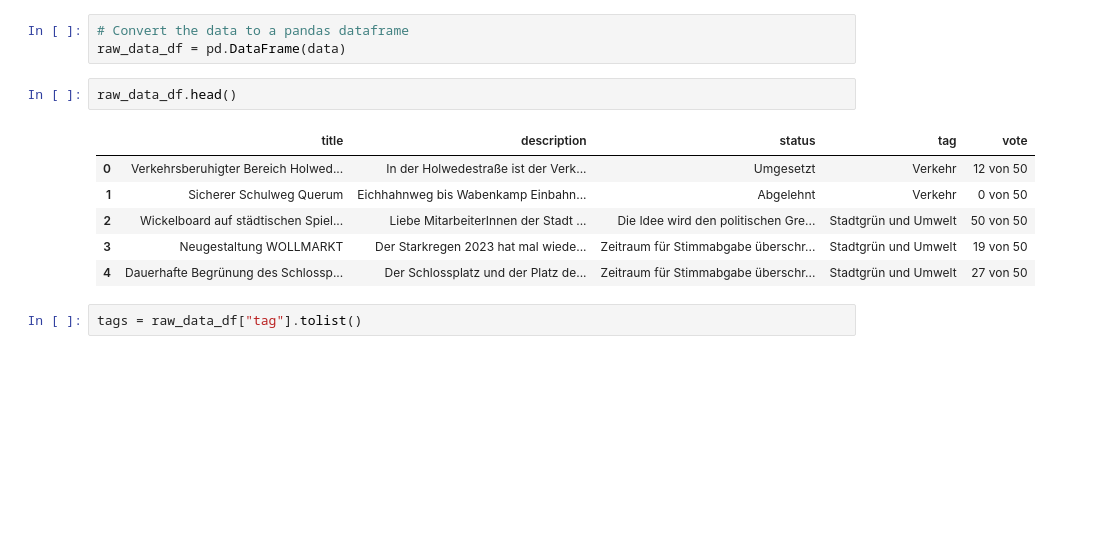
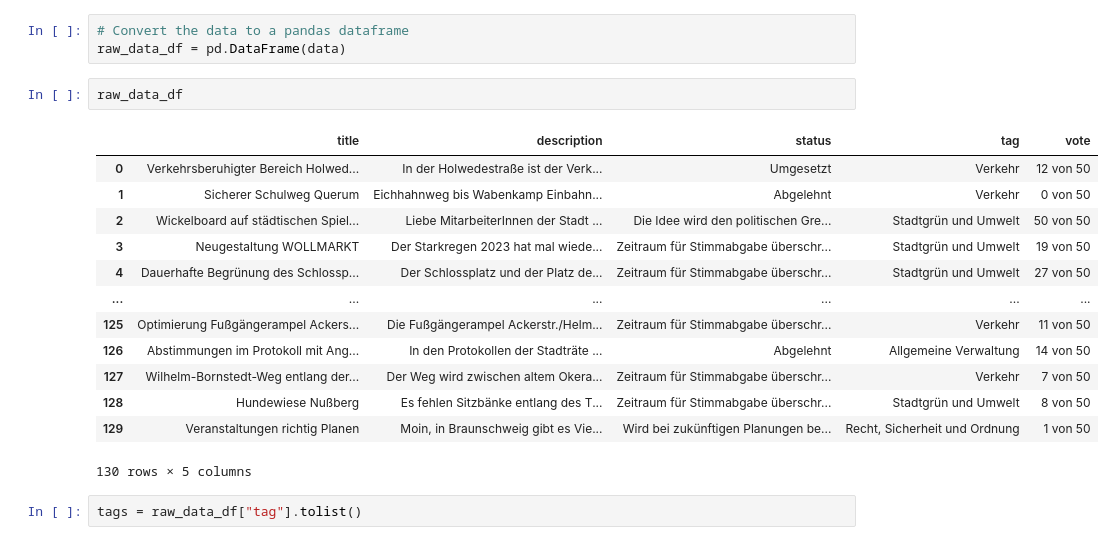
Before and after one commit to ruturajbendkhale/ThinkAI_Repo, a Jupyter notebook: BERTopic_visualization.ipynb, the cells around one changed output. Cells and saved outputs as stored; diff of their text form; blank space fills up the shorter version.

```diff
--- a/BERTopic_visualization.ipynb
+++ b/BERTopic_visualization.ipynb
@@ -15,14 +15,21 @@ with open(file_path, 'r') as f:
 # Convert the data to a pandas dataframe
 raw_data_df = pd.DataFrame(data)
 # %%
-raw_data_df.head()
+raw_data_df
 # %% [output]
 |  | title | description | status | tag | vote |
 | 0 | Verkehrsberuhigter Bereich Holwed... | In der Holwedestraße ist der Verk... | Umgesetzt | Verkehr | 12 von 50 |
 | 1 | Sicherer Schulweg Querum | Eichhahnweg bis Wabenkamp Einbahn... | Abgelehnt | Verkehr | 0 von 50 |
 | 2 | Wickelboard auf städtischen Spiel... | Liebe MitarbeiterInnen der Stadt ... | Die Idee wird den politischen Gre... | Stadtgrün und Umwelt | 50 von 50 |
 | 3 | Neugestaltung WOLLMARKT | Der Starkregen 2023 hat mal wiede... | Zeitraum für Stimmabgabe überschr... | Stadtgrün und Umwelt | 19 von 50 |
 | 4 | Dauerhafte Begrünung des Schlossp... | Der Schlossplatz und der Platz de... | Zeitraum für Stimmabgabe überschr... | Stadtgrün und Umwelt | 27 von 50 |
+| ... | ... | ... | ... | ... | ... |
+| 125 | Optimierung Fußgängerampel Ackers... | Die Fußgängerampel Ackerstr./Helm... | Zeitraum für Stimmabgabe überschr... | Verkehr | 11 von 50 |
+| 126 | Abstimmungen im Protokoll mit Ang... | In den Protokollen der Stadträte ... | Abgelehnt | Allgemeine Verwaltung | 14 von 50 |
+| 127 | Wilhelm-Bornstedt-Weg entlang der... | Der Weg wird zwischen altem Okera... | Zeitraum für Stimmabgabe überschr... | Verkehr | 7 von 50 |
+| 128 | Hundewiese Nußberg | Es fehlen Sitzbänke entlang des T... | Zeitraum für Stimmabgabe überschr... | Stadtgrün und Umwelt | 8 von 50 |
+| 129 | Veranstaltungen richtig Planen | Moin, in Braunschweig gibt es Vie... | Wird bei zukünftigen Planungen be... | Recht, Sicherheit und Ordnung | 1 von 50 |
+130 rows × 5 columns
 # %%
 tags = raw_data_df["tag"].tolist()
 # %%
```
Also changed, not shown: parts of 18 cells of this notebook, 1 other file.
